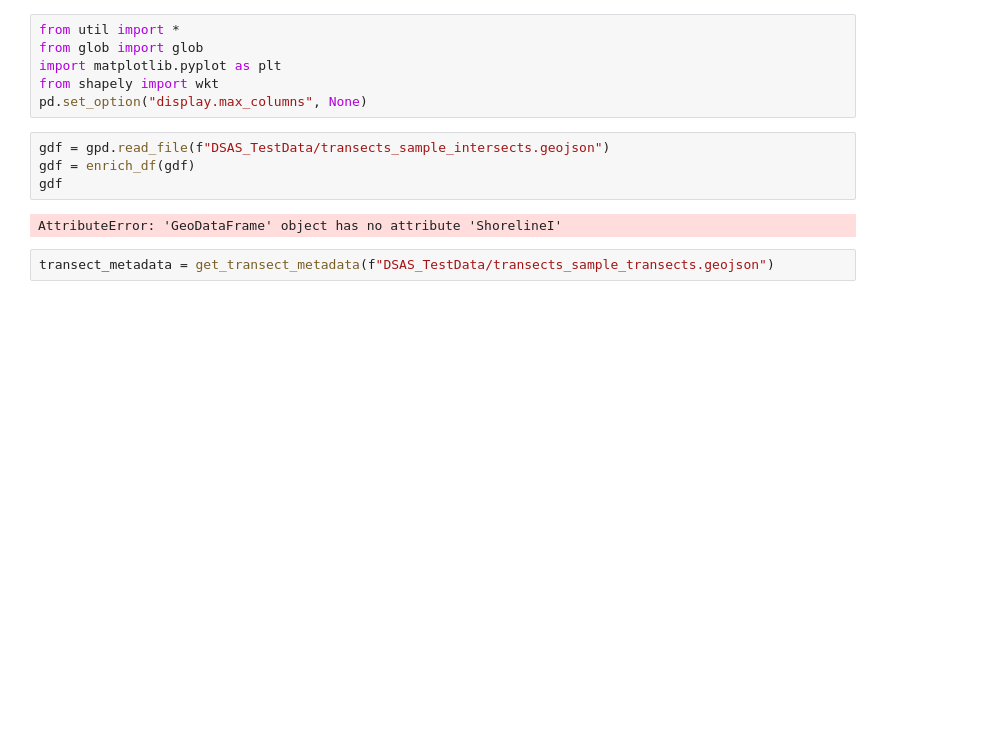
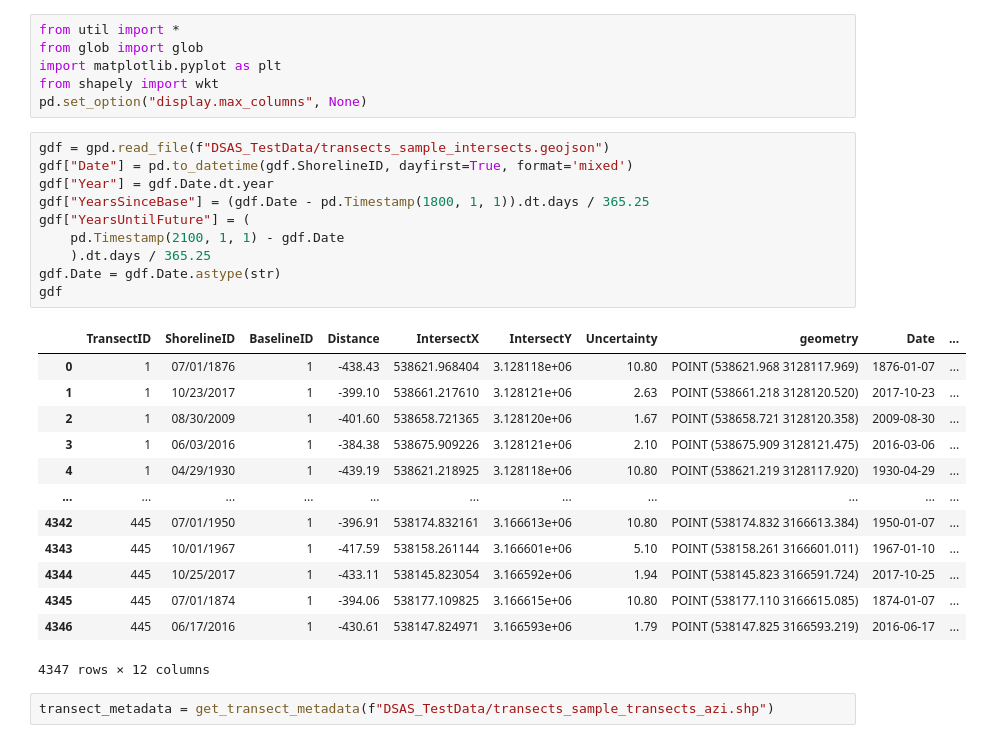
Before and after one commit to RNC-Research-Group/CliffErosion_Projections, a Jupyter notebook: HistoricRate_Proj_DSASv6.ipynb, the cells around one changed output. Cells and saved outputs as stored; diff of their text form; blank space fills up the shorter version.

```diff
--- a/HistoricRate_Proj_DSASv6.ipynb
+++ b/HistoricRate_Proj_DSASv6.ipynb
@@ -4,11 +4,29 @@ from glob import glob
 import matplotlib.pyplot as plt
 from shapely import wkt
 pd.set_option("display.max_columns", None)
-# %%
-gdf = gpd.read_file(f"DSAS_TestData/transects_sample_intersects.geojson")
-gdf = enrich_df(gdf)
-gdf
-# %% [output]
-AttributeError: 'GeoDataFrame' object has no attribute 'ShorelineI'
+# %%
+gdf = gpd.read_file(f"DSAS_TestData/transects_sample_intersects.geojson")
+gdf["Date"] = pd.to_datetime(gdf.ShorelineID, dayfirst=True, format='mixed')
+gdf["Year"] = gdf.Date.dt.year
+gdf["YearsSinceBase"] = (gdf.Date - pd.Timestamp(1800, 1, 1)).dt.days / 365.25
+gdf["YearsUntilFuture"] = (
+    pd.Timestamp(2100, 1, 1) - gdf.Date
+    ).dt.days / 365.25
+gdf.Date = gdf.Date.astype(str)
+gdf
+# %% [output]
+|  | TransectID | ShorelineID | BaselineID | Distance | IntersectX | IntersectY | Uncertainty | geometry | Date | ... |
+| 0 | 1 | 07/01/1876 | 1 | -438.43 | 538621.968404 | 3.128118e+06 | 10.80 | POINT (538621.968 3128117.969) | 1876-01-07 | ... |
+| 1 | 1 | 10/23/2017 | 1 | -399.10 | 538661.217610 | 3.128121e+06 | 2.63 | POINT (538661.218 3128120.520) | 2017-10-23 | ... |
+| 2 | 1 | 08/30/2009 | 1 | -401.60 | 538658.721365 | 3.128120e+06 | 1.67 | POINT (538658.721 3128120.358) | 2009-08-30 | ... |
+| 3 | 1 | 06/03/2016 | 1 | -384.38 | 538675.909226 | 3.128121e+06 | 2.10 | POINT (538675.909 3128121.475) | 2016-03-06 | ... |
+| 4 | 1 | 04/29/1930 | 1 | -439.19 | 538621.218925 | 3.128118e+06 | 10.80 | POINT (538621.219 3128117.920) | 1930-04-29 | ... |
+| ... | ... | ... | ... | ... | ... | ... | ... | ... | ... | ... |
+| 4342 | 445 | 07/01/1950 | 1 | -396.91 | 538174.832161 | 3.166613e+06 | 10.80 | POINT (538174.832 3166613.384) | 1950-01-07 | ... |
+| 4343 | 445 | 10/01/1967 | 1 | -417.59 | 538158.261144 | 3.166601e+06 | 5.10 | POINT (538158.261 3166601.011) | 1967-01-10 | ... |
+| 4344 | 445 | 10/25/2017 | 1 | -433.11 | 538145.823054 | 3.166592e+06 | 1.94 | POINT (538145.823 3166591.724) | 2017-10-25 | ... |
+| 4345 | 445 | 07/01/1874 | 1 | -394.06 | 538177.109825 | 3.166615e+06 | 10.80 | POINT (538177.110 3166615.085) | 1874-01-07 | ... |
+| 4346 | 445 | 06/17/2016 | 1 | -430.61 | 538147.824971 | 3.166593e+06 | 1.79 | POINT (538147.825 3166593.219) | 2016-06-17 | ... |
+4347 rows × 12 columns
 # %%
-transect_metadata = get_transect_metadata(f"DSAS_TestData/transects_sample_transects.geojson")
+transect_metadata = get_transect_metadata(f"DSAS_TestData/transects_sample_transects_azi.shp")
```
Also changed, not shown: parts of 7 cells of this notebook, 5 other files.
